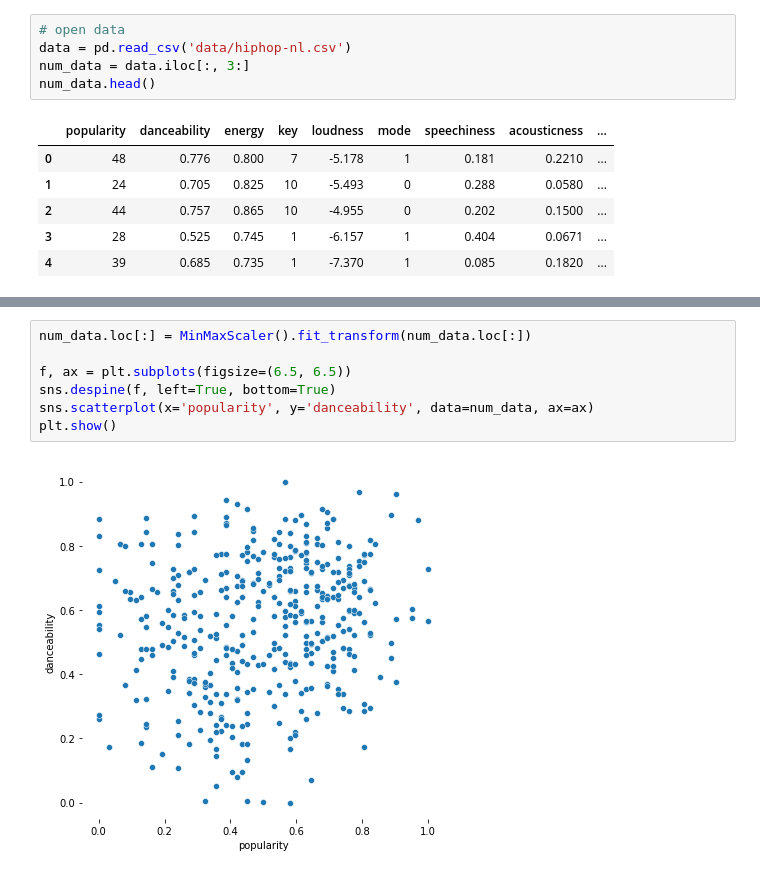
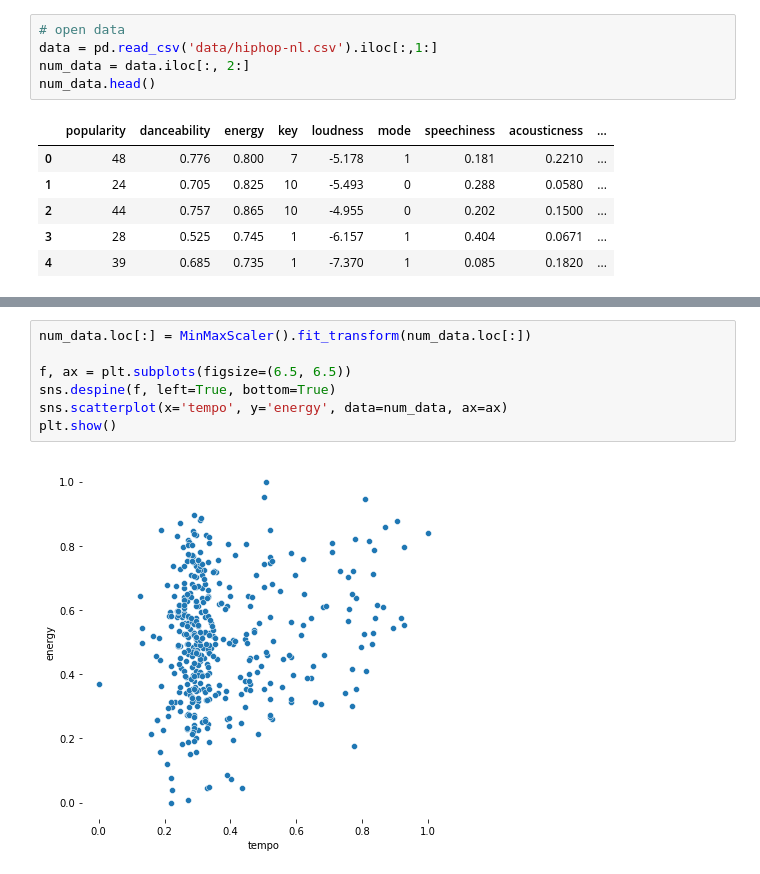
Before and after one commit to t0ffifee/spot-plot, a Jupyter notebook: spot-plot.ipynb, the cells around one changed output, grey strips where cells are left out. Cells and saved outputs as stored; diff of their text form.

```diff
--- a/spot-plot.ipynb
+++ b/spot-plot.ipynb
@@ -8,7 +8,7 @@ import matplotlib as mpl
 # %%
 # open data
-data = pd.read_csv('data/hiphop-nl.csv')
-num_data = data.iloc[:, 3:]
+data = pd.read_csv('data/hiphop-nl.csv').iloc[:,1:]
+num_data = data.iloc[:, 2:]
 num_data.head()
 # %% [output]
 |  | popularity | danceability | energy | key | loudness | mode | speechiness | acousticness | ... |
@@ -20,12 +29,12 @@ num_data.head()
 # %%
 num_data.loc[:] = MinMaxScaler().fit_transform(num_data.loc[:])
 
 f, ax = plt.subplots(figsize=(6.5, 6.5))
 sns.despine(f, left=True, bottom=True)
-sns.scatterplot(x='popularity', y='danceability', data=num_data, ax=ax)
+sns.scatterplot(x='tempo', y='energy', data=num_data, ax=ax)
 plt.show()
 # %% [output]
-[figure, old version]
+[figure, new version]
 # %%
 f, ax = plt.subplots(figsize=(7, 5))
 sns.despine(f)
```
Also changed, not shown: parts of 4 cells of this notebook, 5 other files.
